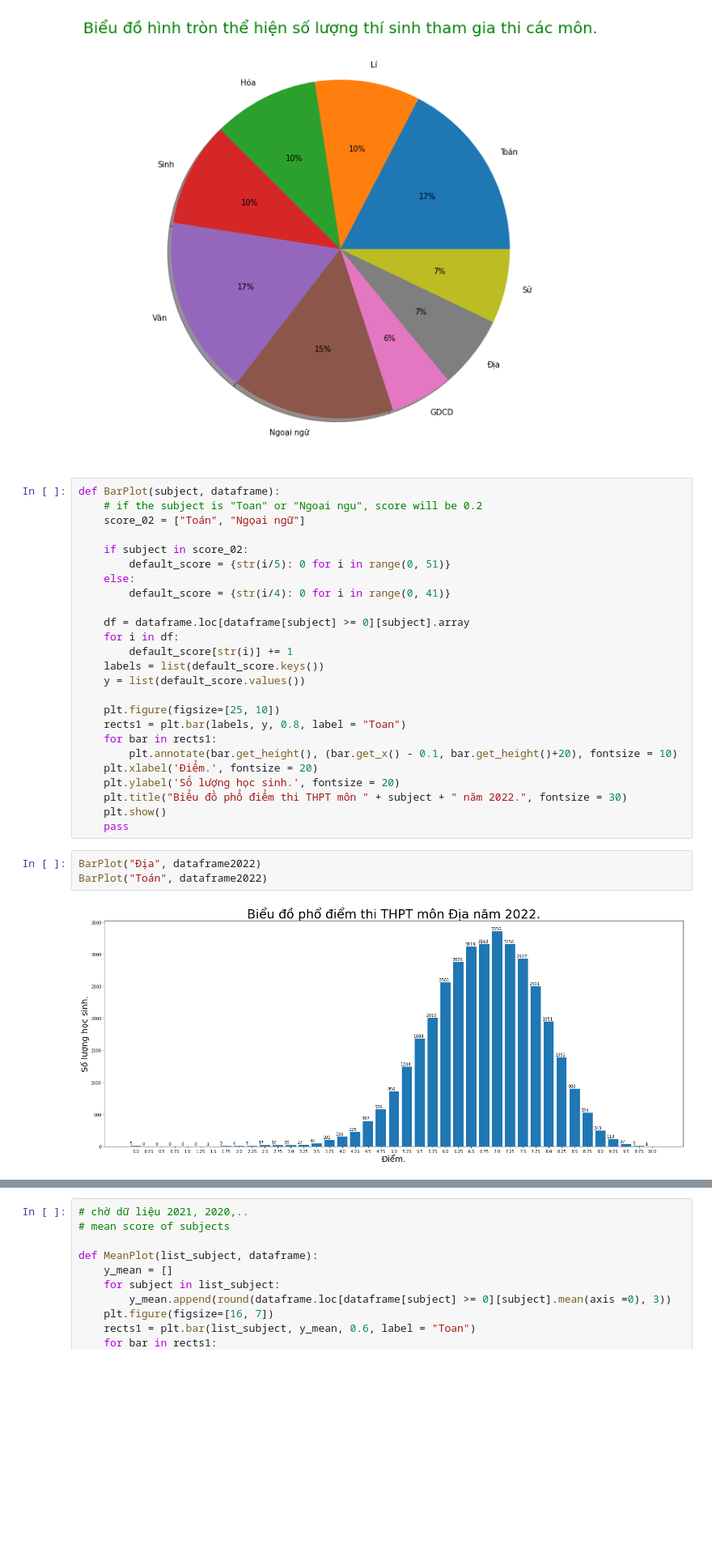
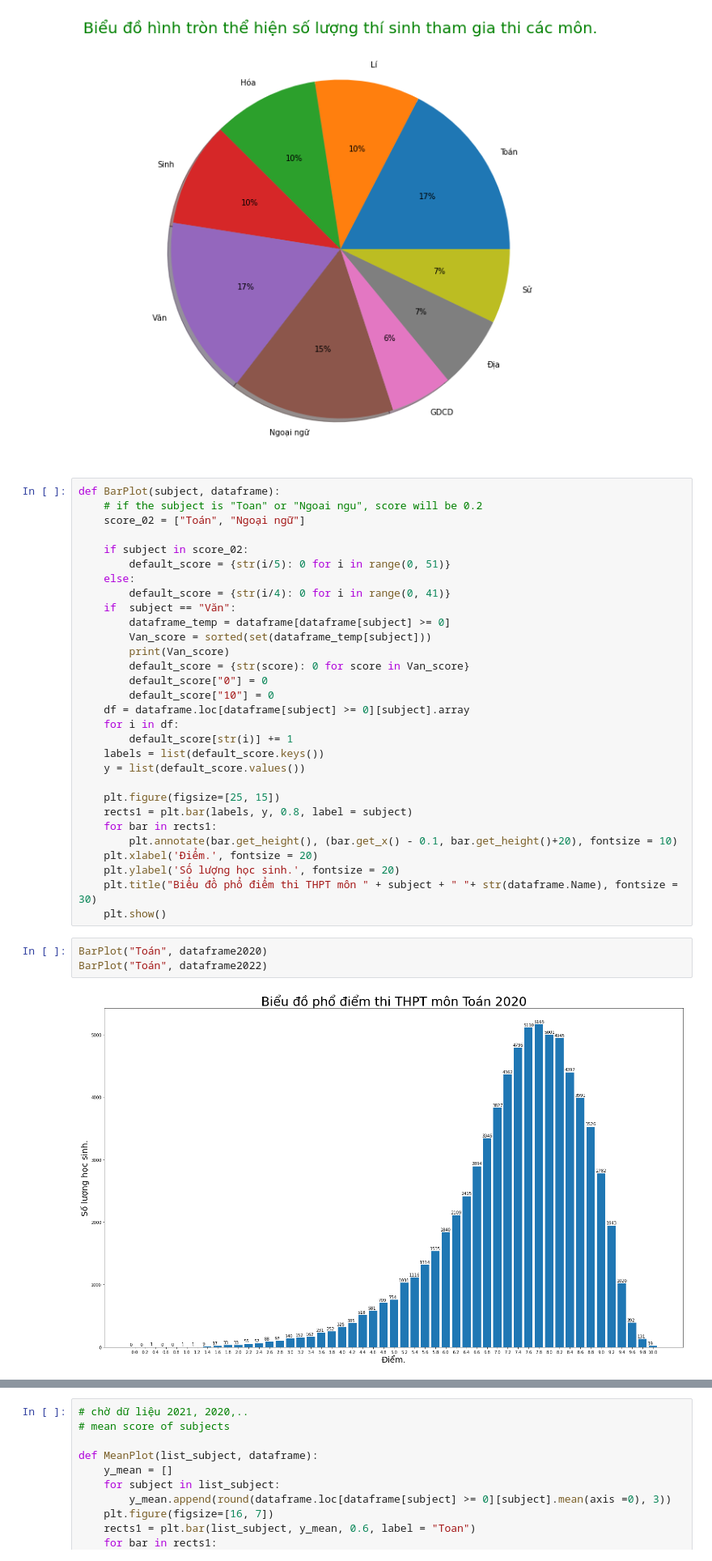
Before and after one commit to QuocBao02/Python-for-Data-Science---Final-Project, a Jupyter notebook: Report.ipynb, the cells around one changed output, grey strips where cells are left out. Shown: that part at 81% size. Drawn from its saved outputs; the diff is of its cells as text; blank space fills up the shorter version.

```diff
--- a/Report.ipynb
+++ b/Report.ipynb
@@ -200,30 +200,35 @@ PiePlot(list_subject, dataframe2020)
 # %%
 def BarPlot(subject, dataframe):
     # if the subject is "Toan" or "Ngoai ngu", score will be 0.2
-    score_02 = ["Toán", "Ngọai ngữ"]
+    score_02 = ["Toán", "Ngoại ngữ"]
 
     if subject in score_02:
         default_score = {str(i/5): 0 for i in range(0, 51)}
     else:
         default_score = {str(i/4): 0 for i in range(0, 41)}
-
+    if  subject == "Văn":
+        dataframe_temp = dataframe[dataframe[subject] >= 0]
+        Van_score = sorted(set(dataframe_temp[subject]))
+        print(Van_score)
+        default_score = {str(score): 0 for score in Van_score}
+        default_score["0"] = 0
+        default_score["10"] = 0
     df = dataframe.loc[dataframe[subject] >= 0][subject].array
     for i in df:
         default_score[str(i)] += 1
     labels = list(default_score.keys())
     y = list(default_score.values())
 
-    plt.figure(figsize=[25, 10])
-    rects1 = plt.bar(labels, y, 0.8, label = "Toan")
+    plt.figure(figsize=[25, 15])
+    rects1 = plt.bar(labels, y, 0.8, label = subject)
     for bar in rects1:
         plt.annotate(bar.get_height(), (bar.get_x() - 0.1, bar.get_height()+20), fontsize = 10)
     plt.xlabel('Điểm.', fontsize = 20)
     plt.ylabel('Số lượng học sinh.', fontsize = 20)
-    plt.title("Biểu đồ phổ điểm thi THPT môn " + subject + " năm 2022.", fontsize = 30)
+    plt.title("Biểu đồ phổ điểm thi THPT môn " + subject + " "+ str(dataframe.Name), fontsize = 30)
     plt.show()
-    pass
 # %%
-BarPlot("Địa", dataframe2022)
+BarPlot("Toán", dataframe2020)
 BarPlot("Toán", dataframe2022)
 # %% [output]
-[figure, old version]
+[figure, new version]
```
Also changed, not shown: parts of 11 cells of this notebook.
